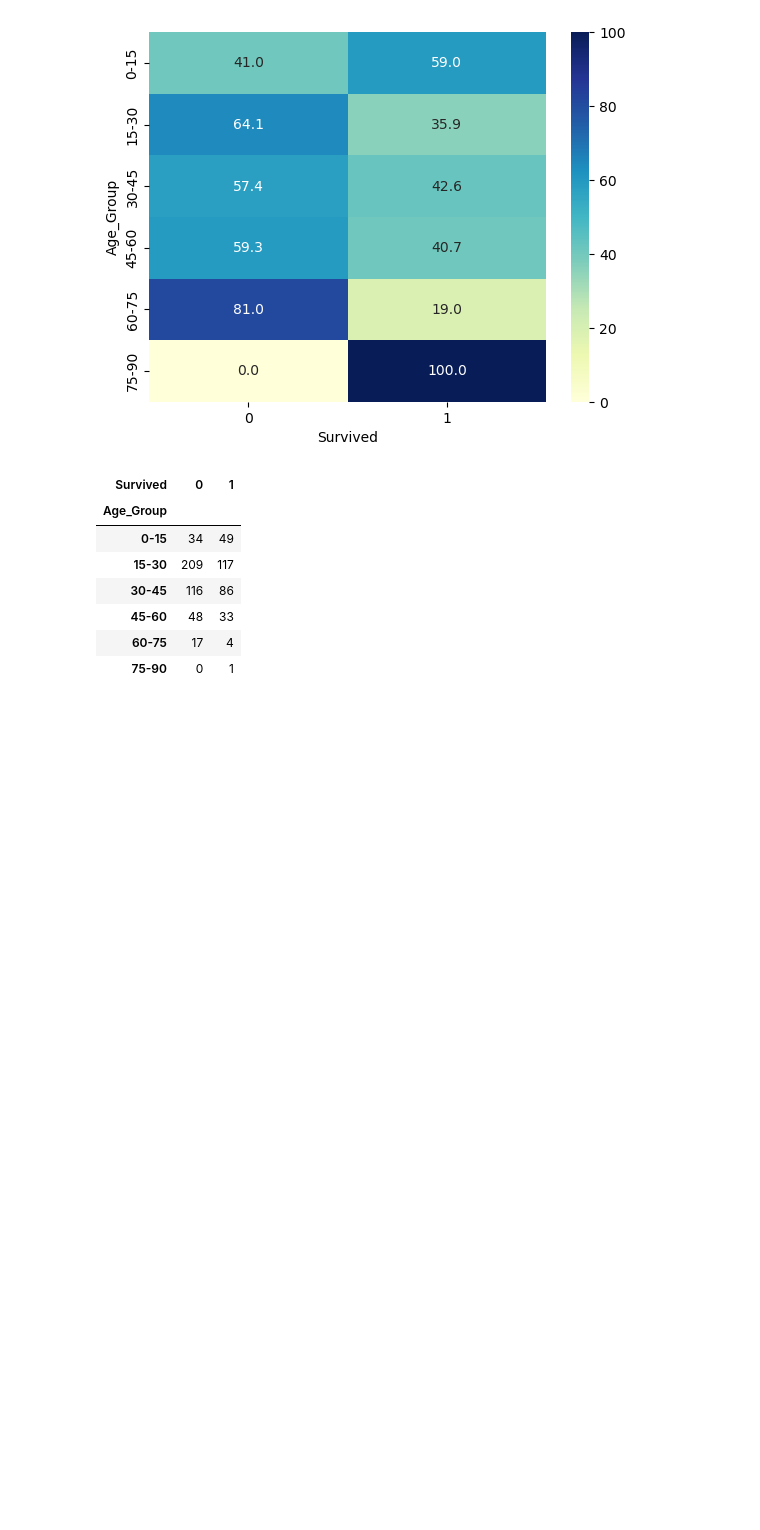
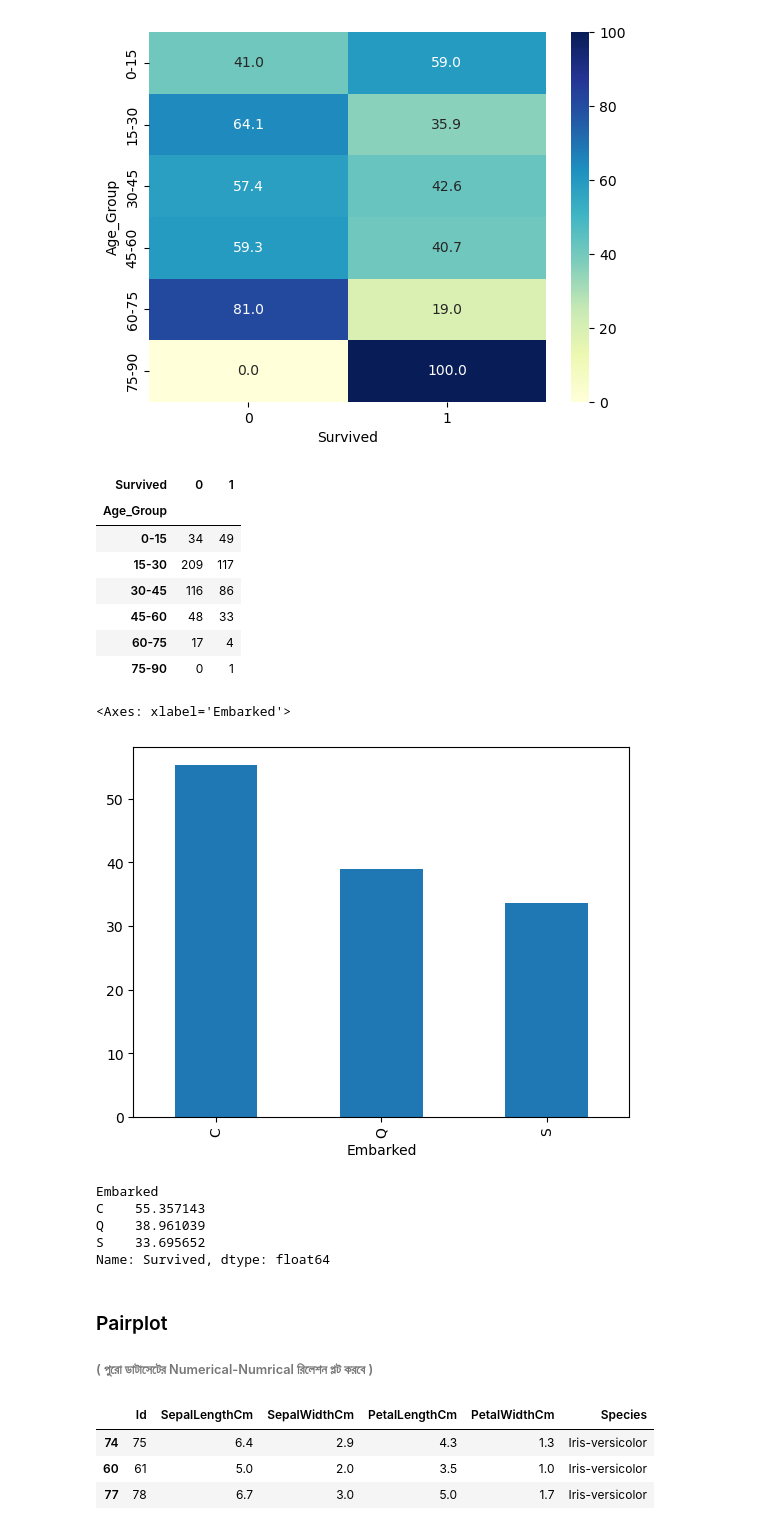
Before and after one commit to tanvir-sec15/Machine_Learning, a Jupyter notebook: Multivariate Analysis.ipynb, the cells around one changed output. Drawn from its saved outputs; the diff is of its cells as text; code cells hidden in the pictures; blank space fills up the shorter version.

```diff
--- a/Multivariate Analysis.ipynb
+++ b/Multivariate Analysis.ipynb
@@ -124,3 +131,26 @@ pd.crosstab(titanic['Age_Group'],titanic['Survived'])
 | 45-60 | 48 | 33 |
 | 60-75 | 17 | 4 |
 | 75-90 | 0 | 1 |
+# %%
+(titanic.groupby('Embarked')['Survived'].mean()*100).plot(kind='bar')
+# %% [output]
+<Axes: xlabel='Embarked'>
+[figure, added]
+# %%
+(titanic.groupby('Embarked')['Survived'].mean()*100)
+# %% [output]
+Embarked
+C    55.357143
+Q    38.961039
+S    33.695652
+Name: Survived, dtype: float64
+# %% [markdown]
+### Pairplot
+###### ( পুরো ডাটাসেটের Numerical-Numrical রিলেশন প্লট করবে )
+# %%
+iris.sample(3)
+# %% [output]
+|  | Id | SepalLengthCm | SepalWidthCm | PetalLengthCm | PetalWidthCm | Species |
+| 74 | 75 | 6.4 | 2.9 | 4.3 | 1.3 | Iris-versicolor |
+| 60 | 61 | 5.0 | 2.0 | 3.5 | 1.0 | Iris-versicolor |
+| 77 | 78 | 6.7 | 3.0 | 5.0 | 1.7 | Iris-versicolor |
```
Also changed, not shown: parts of 6 cells of this notebook.
